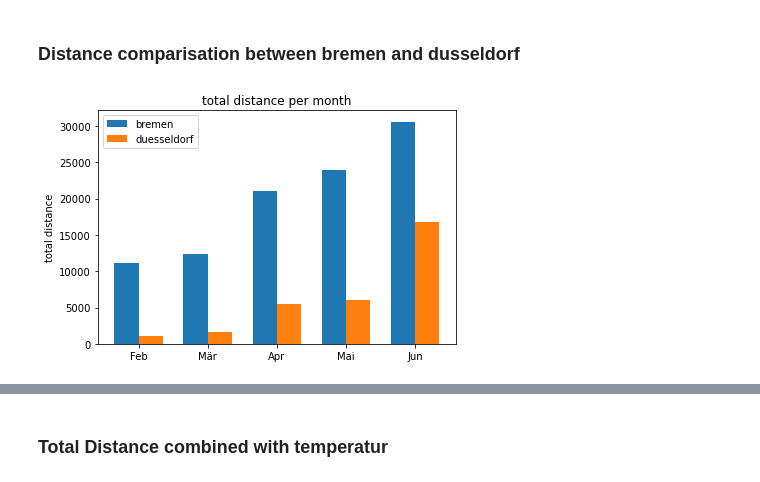
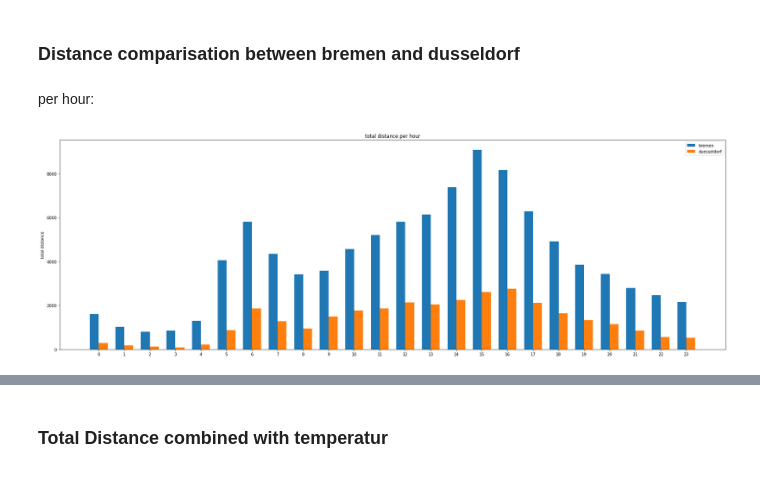
Before and after one commit to Polifka/eagle_gang, a Jupyter notebook: Auslastung von Bikes.ipynb, the cells around one changed output, grey strips where cells are left out. Cells and saved outputs as stored; diff of their text form; code cells hidden in the pictures.

```diff
--- a/Auslastung von Bikes.ipynb
+++ b/Auslastung von Bikes.ipynb
@@ -16,7 +16,7 @@ from sklearn.metrics import mean_squared_error, mean_absolute_error, r2_score
 # Data Reading
 # %%
 def read_data(city_name):
-    trip_data = pd.read_csv(city_name+".csv", encoding = "ISO-8859-1")
+    trip_data = pd.read_csv("Project_Data/Combined_Data/"+city_name+".csv", encoding = "ISO-8859-1")
     trip_data["trip_duration"] = pd.to_timedelta(trip_data["trip_duration"])
     trip_data["datetime_start"] = pd.to_datetime(trip_data["datetime_start"])
     trip_data["datetime_end"] = pd.to_datetime(trip_data["datetime_end"])
@@ -81,22 +108,3 @@ def normalizeValues(Value_set, time, fleetSize):
         tempF = fleetSize[t]
         Value_set[t] = tempV/tempF
     return Value_set
-# %%
-#
-def distancebar():
-    labels = ['Feb', 'Mär', 'Apr', 'Mai', 'Jun']
-    x = np.arange(len(labels))  # the label locations
-    width = 0.35  # the width of the bars
-    str_dist_bre_monthly = Bremen_set.groupby("month")["distance"].sum()
-    str_dist_dus_monthly = Duesseldorf_set.groupby("month")["distance"].sum()
-    fig, ax = plt.subplots()
-    rects_bre = ax.bar(x - width/2, str_dist_bre_monthly, width, label='bremen')
-    rects_dus = ax.bar(x + width/2, str_dist_dus_monthly, width, label='duesseldorf')
-    # Add some text for labels, title and custom x-axis tick labels, etc.
-    ax.set_ylabel('total distance')
-    ax.set_title('total distance per month')
-    ax.set_xticks(x)
-    ax.set_xticklabels(labels)
-    ax.legend()
-    fig.tight_layout()
-    plt.show()
@@ -142,6 +168,8 @@ distanceplot("day", "distance",  "distance in", "total", 1500)
 # %% [markdown]
 ### Distance comparisation between bremen and dusseldorf
+# %% [markdown]
+per hour:
 # %%
-distancebar()
+distancebar('hour')
 # %% [output]
-[figure, old version]
+[figure, new version]
```
Also changed, not shown: parts of 27 cells of this notebook, 2 other files.
